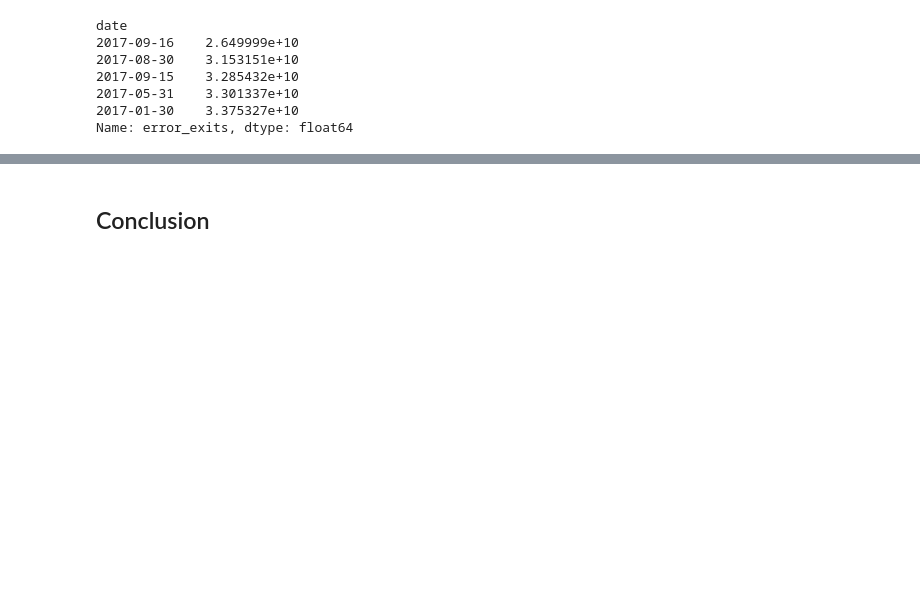
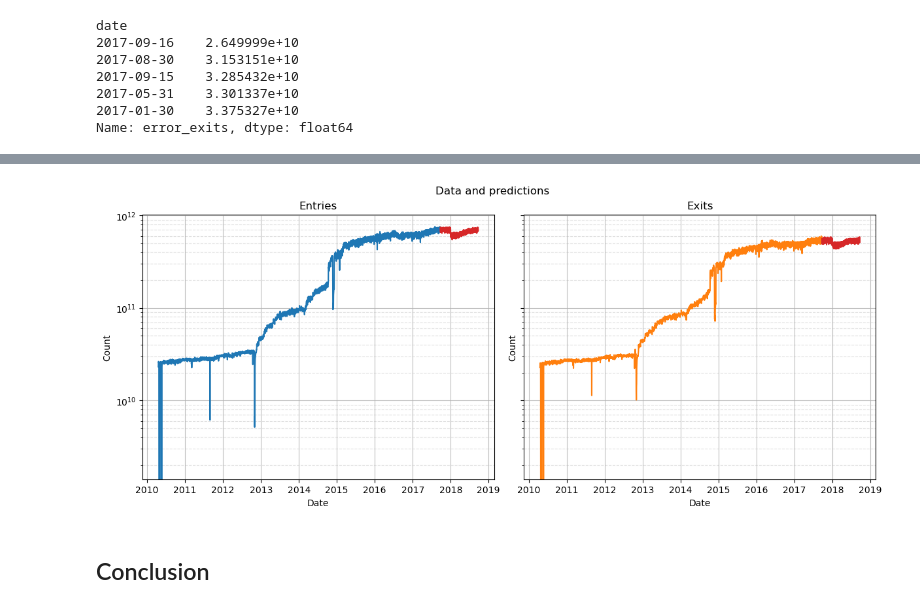
Before and after one commit to alvarodiegomaia/nyc-metro-challenge, a Jupyter notebook: main.ipynb, the cells around one changed output, grey strips where cells are left out. Drawn from its saved outputs; the diff is of its cells as text; code cells hidden in the pictures; blank space fills up the shorter version.

Commit message:
Fixing forecast

```diff
--- a/main.ipynb
+++ b/main.ipynb
@@ -1558,0 +1608,2 @@ Name: error_exits, dtype: float64
+# %%
+df_forecasting['entries_forecast'] = model.predict(X_forecast)
@@ -1558,0 +1612,10 @@ Name: error_exits, dtype: float64
+# %%
+X_train = group_global[features_columns]
+y_train = group_global['exits_inst']
+X_forecast = df_forecasting[features_columns]
+# %%
+model = xgb.XGBRegressor(n_estimators=1000, early_stopping_rounds=50, learning_rate=0.01)
+model.fit(X_train, y_train,
+    eval_set=[(X_train, y_train)],
+    verbose=100
+)
@@ -1559,3 +1644,32 @@ Name: error_exits, dtype: float64
+# %%
+df_forecasting['exits_forecast'] = model.predict(X_forecast)
+# %%
+df_group = group_global.copy()
+
+nrows = 1
+ncols = 2
+
+fig, ax = plt.subplots(sharey=True, ncols=ncols, nrows=nrows, constrained_layout=True, figsize=[6 * ncols, 5 * nrows])
+fig.suptitle('Data and predictions')
+
+ax[0].plot(df_group.time, df_group['entries_inst'], color='tab:blue')
+ax[0].plot(df_forecasting.time, df_forecasting['entries_forecast'], color='tab:red')
+ax[0].set_title('Entries')
+
+ax[1].plot(df_group.time, df_group['exits_inst'], color='tab:orange')
+ax[1].plot(df_forecasting.time, df_forecasting['exits_forecast'], color='tab:red')
+ax[1].set_title('Exits')
+
+for i in range(2):
+    ax[i].grid('both')
+    ax[i].grid(which='major', alpha=0.8, linestyle= '-')
+    ax[i].grid(which='minor', alpha=0.4, linestyle= '--')
+    ax[i].set_xlabel('Date')
+    ax[i].set_ylabel('Count')
+    ax[i].set_yscale('log')
+    ax[i].xaxis.set_major_formatter(mdates.DateFormatter('%Y'))
+# %% [output]
+[figure, added]
 # %% [markdown]
 ## Conclusion
 # %% [markdown]
```
Also changed, not shown: parts of 11 cells of this notebook.
